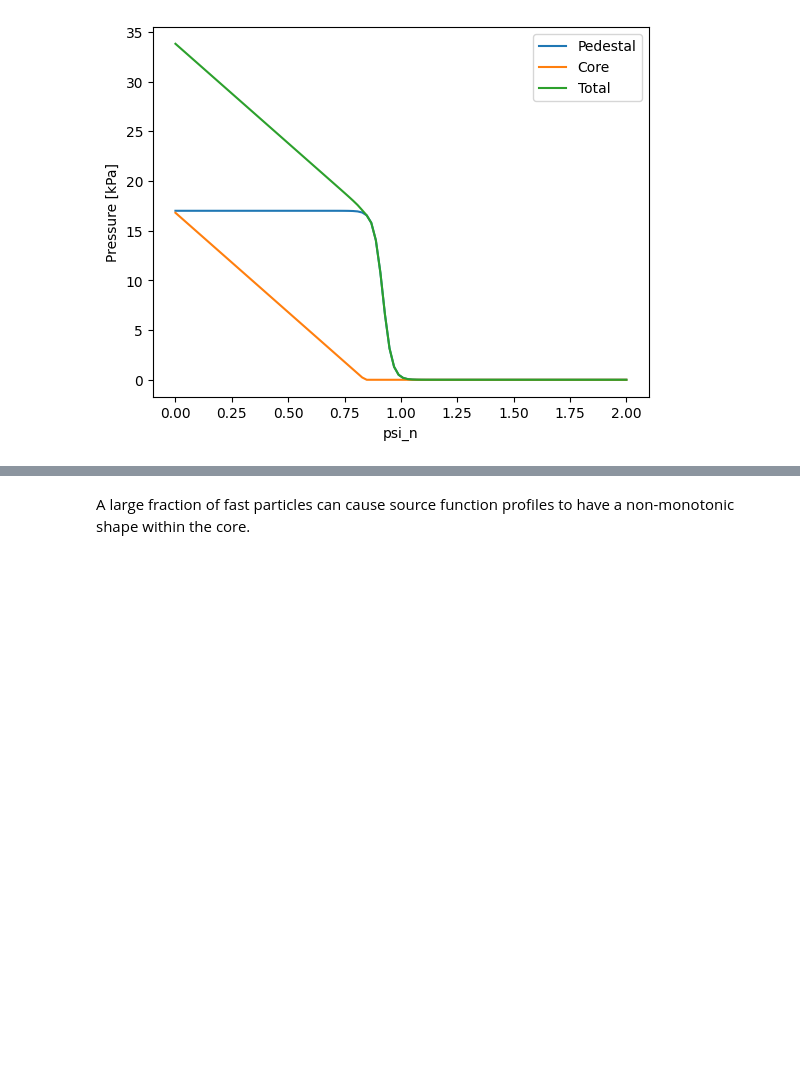
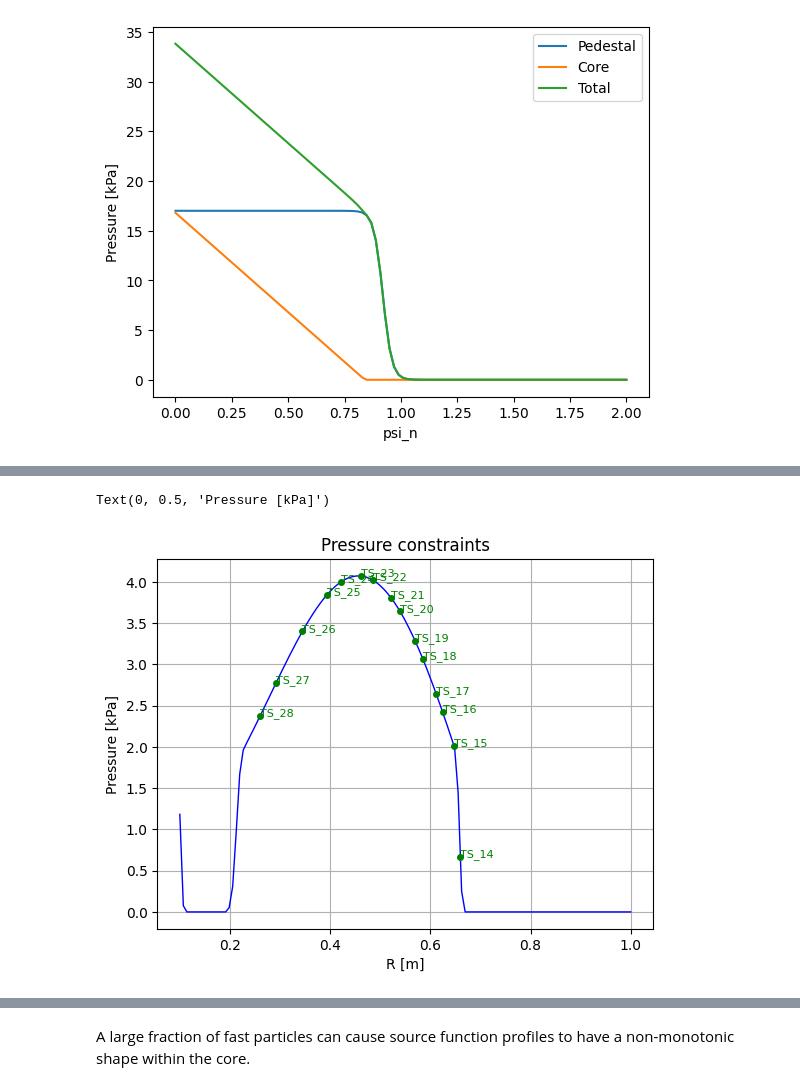
Before and after one commit to tokamak-energy/gsfit, a Jupyter notebook: examples/example_09__st40__freegs_data__pedestal__pressure_constrained.ipynb, the cells around one changed output, grey strips where cells are left out. Drawn from its saved outputs; the diff is of its cells as text; code cells hidden in the pictures; blank space fills up the shorter version.

Commit message:
fixing pressure constrained example

```diff
--- a/examples/example_09__st40__freegs_data__pedestal__pressure_constrained.ipynb
+++ b/examples/example_09__st40__freegs_data__pedestal__pressure_constrained.ipynb
@@ -396,8 +422,9 @@ ax.grid()
 ax.plot(freegs_mid_plane_r, freegs_mid_plane_pressure / 1e3, color="blue", linewidth=1.0)
 for sensor_name in pressure_sensors.keys():
     ts_r_local = pressure_sensors.get_f64([sensor_name, "geometry", "r"])
-    ts_pressure = pressure_sensors.get_array1([sensor_name, "pressure", "measured_experimental"])[0]
+    ts_pressure = pressure_sensors.get_array1([sensor_name, "pressure", "experimental", "value"])[0]
     ax.plot(ts_r_local, ts_pressure / 1e3, marker="o", markersize=4.0, linestyle="none", color="green")
     ax.text(ts_r_local, ts_pressure / 1e3, sensor_name, fontsize=8, color="green")
 ax.set_xlabel("R [m]")
 ax.set_ylabel("Pressure [kPa]")
+# %% [output]
@@ -404,3 +441,5 @@ ax.set_ylabel("Pressure [kPa]")
+Text(0, 0.5, 'Pressure [kPa]')
+[figure, added]
 # %%
 # Use splines for p_prime
 gsfit_controller_pressure_constrained.settings["source_function_p_prime.json"]["method"] = "tensioned_cubic_b_spline"
```
Also changed, not shown: parts of 15 cells of this notebook, 4 other files.
